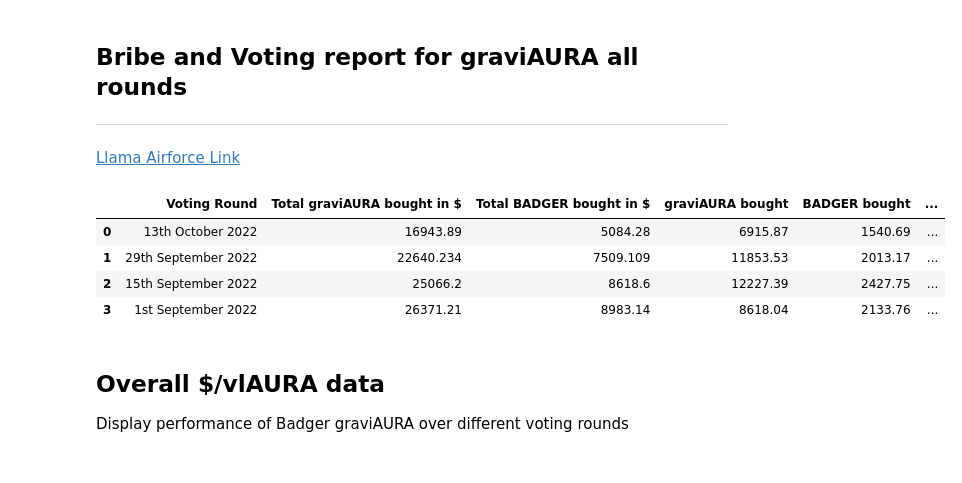
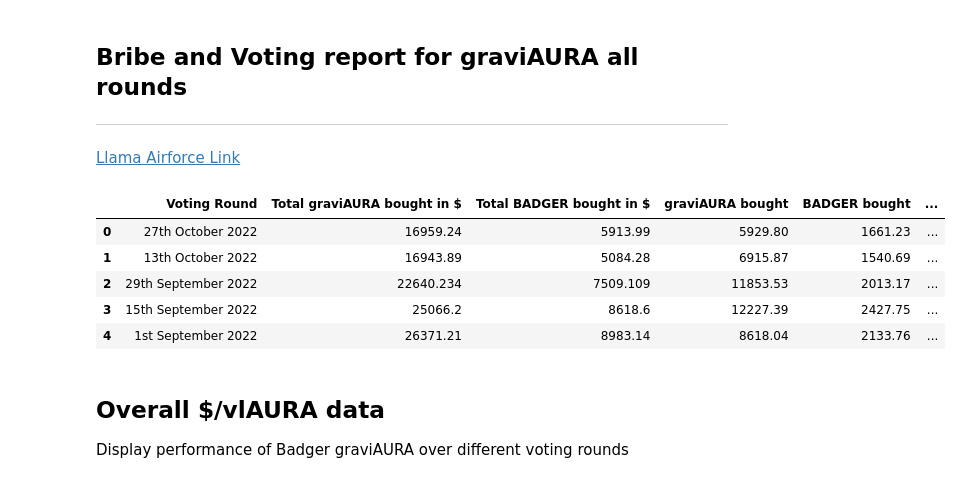
Before and after one commit to Badger-Finance/badger-influence-analytics, a Jupyter notebook: notebooks/aura_bribes/bribes_graviaura_research.ipynb, the cells around one changed output. Saved outputs shown, nothing was run; the diff lists cells and outputs as text; code cells hidden in the pictures.

```diff
--- a/notebooks/aura_bribes/bribes_graviaura_research.ipynb
+++ b/notebooks/aura_bribes/bribes_graviaura_research.ipynb
@@ -7,36 +7,37 @@
 # %%
 import matplotlib.pyplot as plt
 import numpy as np
 import pandas as pd
 from IPython.core.display_functions import display
 
 from notebooks.aura_bribes.aura_data import VOTING_ROUNDS
 
 plt.style.use('seaborn')
 TABLE_COLUMNS = ["Voting Round", "Total graviAURA bought in $", "Total BADGER bought in $", "graviAURA bought", "BADGER bought",
                  "$/vlAURA total", "$/vlAURA pure bribes", "$/vlAURA Llama", "vlAURA difference"]
 
 data_rows = []
 for voting_round in VOTING_ROUNDS:
     llama_vlaura = voting_round['llama_vlaura']
     badger_vlaura = voting_round['$/vlAURA without pools']
     difference_with_llama = round(
         abs(badger_vlaura - llama_vlaura) / ((llama_vlaura + badger_vlaura) / 2) * 100, 3
     )
     data_rows.append([
         voting_round['round'], voting_round['total_graviaura_bought_in_$'], voting_round['total_badger_bought_in_$'],
         voting_round['amount_graviaura_bought'], voting_round['amount_badger_bought'], voting_round['$/vlAURA for total votes'],
-        voting_round['$/vlAURA without pools'], voting_round['llama_vlaura'], difference_with_llama
+        voting_round['$/vlAURA without pools'], voting_round['llama_vlaura'], f"{difference_with_llama}%"
     ])
 data_rows.reverse()
 dataframe = pd.DataFrame(data=data_rows, columns=TABLE_COLUMNS)
 display(dataframe)
 # %% [output]
 |  | Voting Round | Total graviAURA bought in $ | Total BADGER bought in $ | graviAURA bought | BADGER bought | ... |
-| 0 | 13th October 2022 | 16943.89 | 5084.28 | 6915.87 | 1540.69 | ... |
-| 1 | 29th September 2022 | 22640.234 | 7509.109 | 11853.53 | 2013.17 | ... |
-| 2 | 15th September 2022 | 25066.2 | 8618.6 | 12227.39 | 2427.75 | ... |
-| 3 | 1st September 2022 | 26371.21 | 8983.14 | 8618.04 | 2133.76 | ... |
+| 0 | 27th October 2022 | 16959.24 | 5913.99 | 5929.80 | 1661.23 | ... |
+| 1 | 13th October 2022 | 16943.89 | 5084.28 | 6915.87 | 1540.69 | ... |
+| 2 | 29th September 2022 | 22640.234 | 7509.109 | 11853.53 | 2013.17 | ... |
+| 3 | 15th September 2022 | 25066.2 | 8618.6 | 12227.39 | 2427.75 | ... |
+| 4 | 1st September 2022 | 26371.21 | 8983.14 | 8618.04 | 2133.76 | ... |
 # %% [markdown]
 ## Overall $/vlAURA data
 
```
Also changed, not shown: parts of 2 cells of this notebook, 1 other file.
